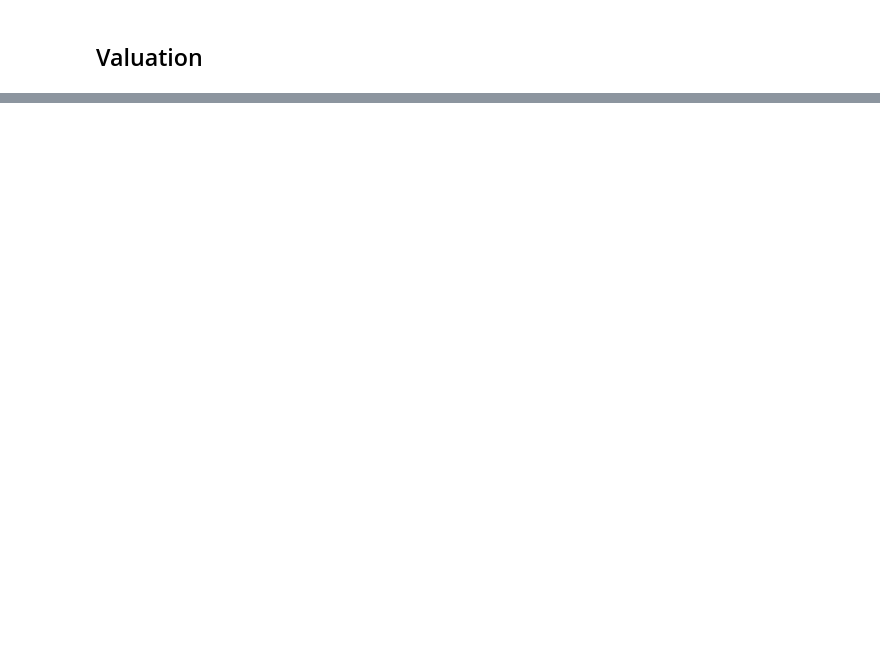
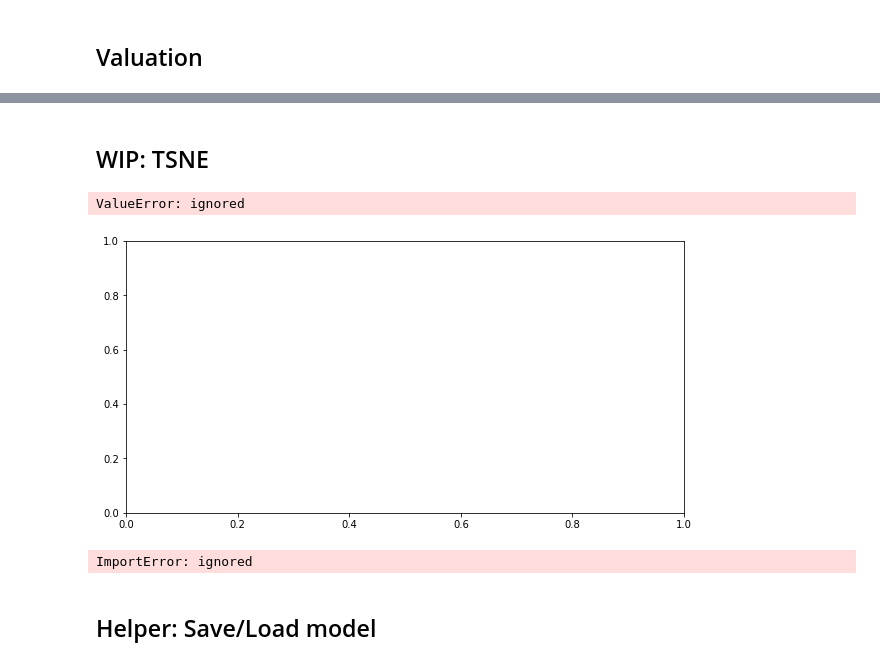
Before and after one commit to yan-ren/COMP6721_Winter2023_GroupK, a Jupyter notebook: resnet/comp6721_project_ResNet_3.ipynb, the cells around one changed output, grey strips where cells are left out. Saved outputs shown, nothing was run; the diff lists cells and outputs as text; code cells hidden in the pictures; blank space fills up the shorter version.

```diff
--- a/resnet/comp6721_project_ResNet_3.ipynb
+++ b/resnet/comp6721_project_ResNet_3.ipynb
@@ -210,0 +211,55 @@ weighted avg       0.76      0.75      0.74       271
+# %% [markdown]
+## WIP: TSNE
+# %%
+%%time
+from sklearn.manifold import TSNE
+from matplotlib import pyplot as plt
+
+def compute_tsne(model, dataloader):
+    """
+    Computes t-SNE embeddings for the given model and dataloader.
+    """
+    # Set model to evaluation mode
+    model.eval()
+
+    # Define a function to extract the features from the last layer
+    def get_features_hook(module, input, output):
+        features.append(output.detach().cpu().numpy())
+
+    # Get the features from the last layer for all samples in the dataset
+    features = []
+    labels = []
+    with torch.no_grad():
+        for inputs, targets in dataloader:
+            inputs = inputs.to(device)
+            targets = targets.to(device)
+            model.fc.register_forward_hook(get_features_hook)
+            outputs = model(inputs)
+            labels.append(targets.detach().cpu().numpy())
+
+    features = np.concatenate(features)
+    labels = np.concatenate(labels)
+
+    # Compute t-SNE embeddings
+    tsne = TSNE(n_components=2, perplexity=30, n_iter=1000, random_state=0)
+    embeddings = tsne.fit_transform(features)
+
+    return embeddings, labels
+
+
+train_embeddings, train_labels = compute_tsne(model, train_dataloader)
+# %% [output]
+ValueError: ignored
+[figure, added]
+# %%
+# Plot t-SNE embeddings for the training datasets
+from matplotlib.colors import ListedColormap, categorical
+
+plt.figure(figsize=(10, 5))
+cmap = ListedColormap(['r', 'g', 'b'])
+plt.scatter(train_embeddings[:, 0], train_embeddings[:, 1], c=categorical(train_labels), cmap=cmap)
+plt.title('Training Dataset')
+# %% [output]
+ImportError: ignored
+# %% [markdown]
+## Helper: Save/Load model
```
Also changed, not shown: parts of 6 cells of this notebook, 1 other file.
